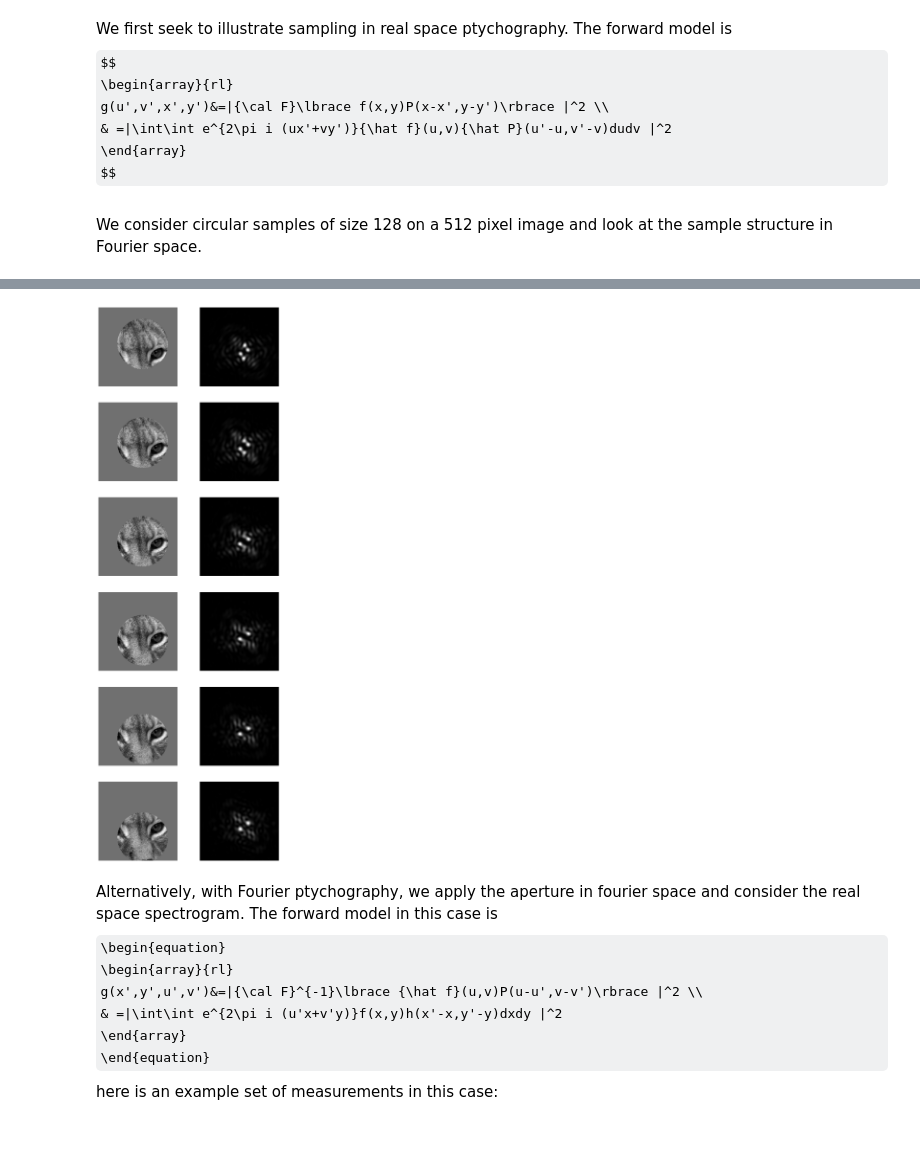
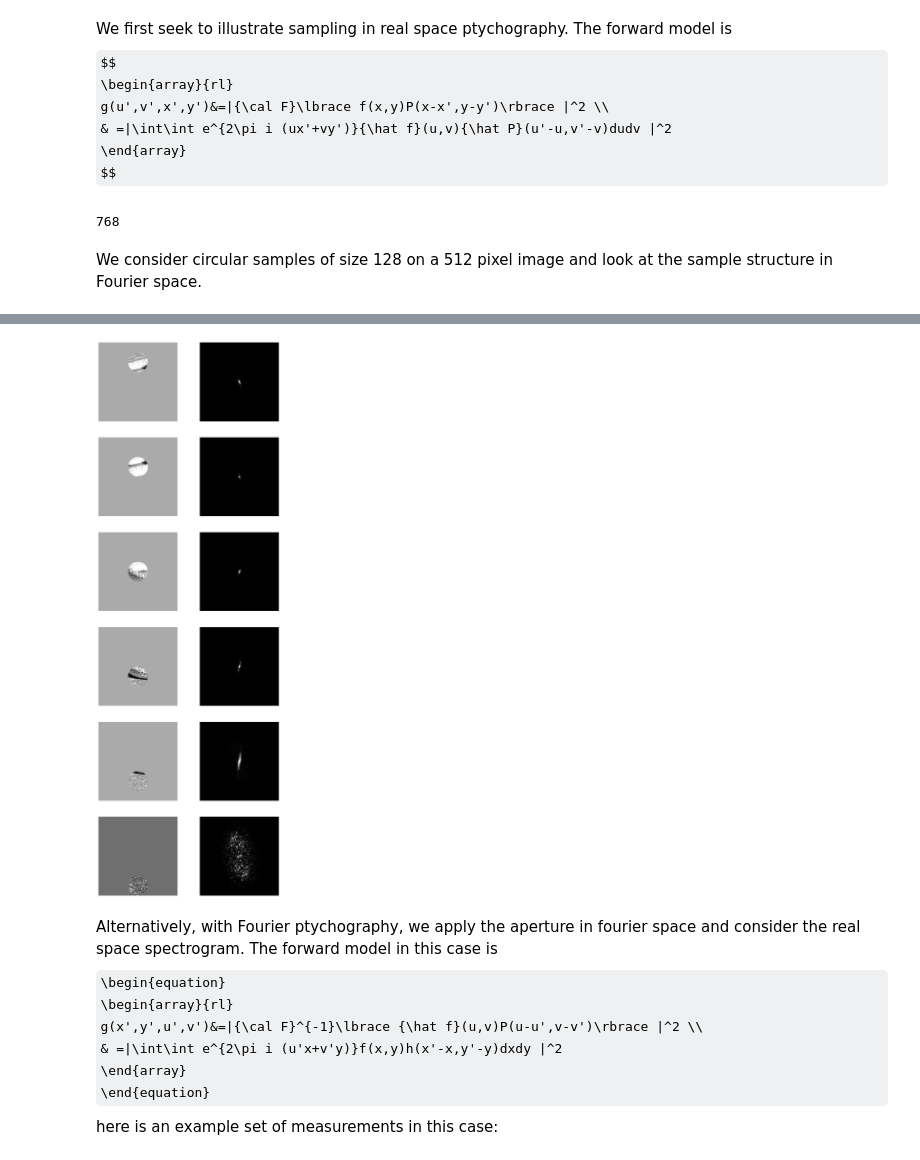
Before and after one commit to arizonaCameraLab/computationalImaging, a Jupyter notebook: waves/ptychography.ipynb, the cells around one changed output, grey strips where cells are left out. Drawn from its saved outputs; the diff is of its cells as text; code cells hidden in the pictures; some formulas as TeX source.

```diff
--- a/waves/ptychography.ipynb
+++ b/waves/ptychography.ipynb
@@ -19,6 +19,8 @@ import time
 from skimage import exposure, filters
 from skimage.metrics import structural_similarity as ssim
 from google.colab import files
+plt.rcParams['figure.figsize'] = [20, 10]
+plt.rcParams['font.size']= 22
 # %% [markdown]
 ### Test image
 # %%
@@ -42,6 +45,8 @@ sample.png          100%[===================>] 165.80K  --.-KB/s    in 0.02s
 # %%
-im = cv2.imread('sample.png',0)/255
+#im = cv2.imread('sample.png',0)/255
+im = np.load('snake.npy')
 im=im-np.mean(im)
+im=im[300:812,270:782]
 plt.figure(figsize= (12,6))
 imf=filters.roberts(im)
 plt.subplot(1,2,1)
@@ -54,8 +59,7 @@ plt.imshow(imf,cmap = 'gray')
 # %% [markdown]
 This is the test image. One might also consider using a high pass filtered version to focus more on high frequencies. Of course, if the object were a phase object there might also be substantial high frequency information. We have also made the image zero mean to reduce the low frequency signal.
 # %%
-im = cv2.imread('sample.png',0)/255
-im=im-np.mean(im)
+#im = cv2.imread('sample.png',0)/255
 plt.figure(figsize= (12,6))
 imfT=np.fft.fftshift(np.fft.fft2(im))
 plt.subplot(1,2,1)
@@ -88,6 +92,10 @@ def get_pupil(apD):
     disk = x**2+y**2 <= r**2
     disk = disk.astype(float)
     return disk
+# %%
+512+256
+# %% [output]
+768
 # %% [markdown]
 We consider circular samples of size 128 on a 512 pixel image and look at the sample structure in Fourier space.
 # %%
@@ -102,13 +110,13 @@ def pyMeasurement(x,y, im):
 imP=np.pad(im,256)
 plt.figure(figsize= (10,30))
 for pip in range(6):
-  a,b= pyMeasurement(pip*10+512-20,512,imP)
+  a,b= pyMeasurement(pip*64+256+128,512,imP)
   plt.subplot(6,2,2*pip+1)
-  plt.imshow(a[400:600,400:600], cmap='gray')
+  plt.imshow(a[256:768,256:768], cmap='gray')
   plt.axis('off')
   plt.subplot(6,2,2*pip+2)
-  plt.imshow(b[400:600,400:600], cmap='gray')
+  plt.imshow(b[256:768,256:768], cmap='gray')
   plt.axis('off')
 plt.savefig('ptySampling.pdf')
-#files.download('ptySampling.pdf')
+files.download('ptySampling.pdf')
 # %% [output]
@@ -115,4 +125,4 @@ plt.savefig('ptySampling.pdf')
-[figure, old version]
+[figure, new version]
 # %% [markdown]
 Alternatively, with Fourier ptychography, we apply the aperture in fourier space and consider the real space spectrogram. The forward model in this case is \begin{equation}
 \begin{array}{rl}
```
Also changed, not shown: parts of 10 cells of this notebook.
